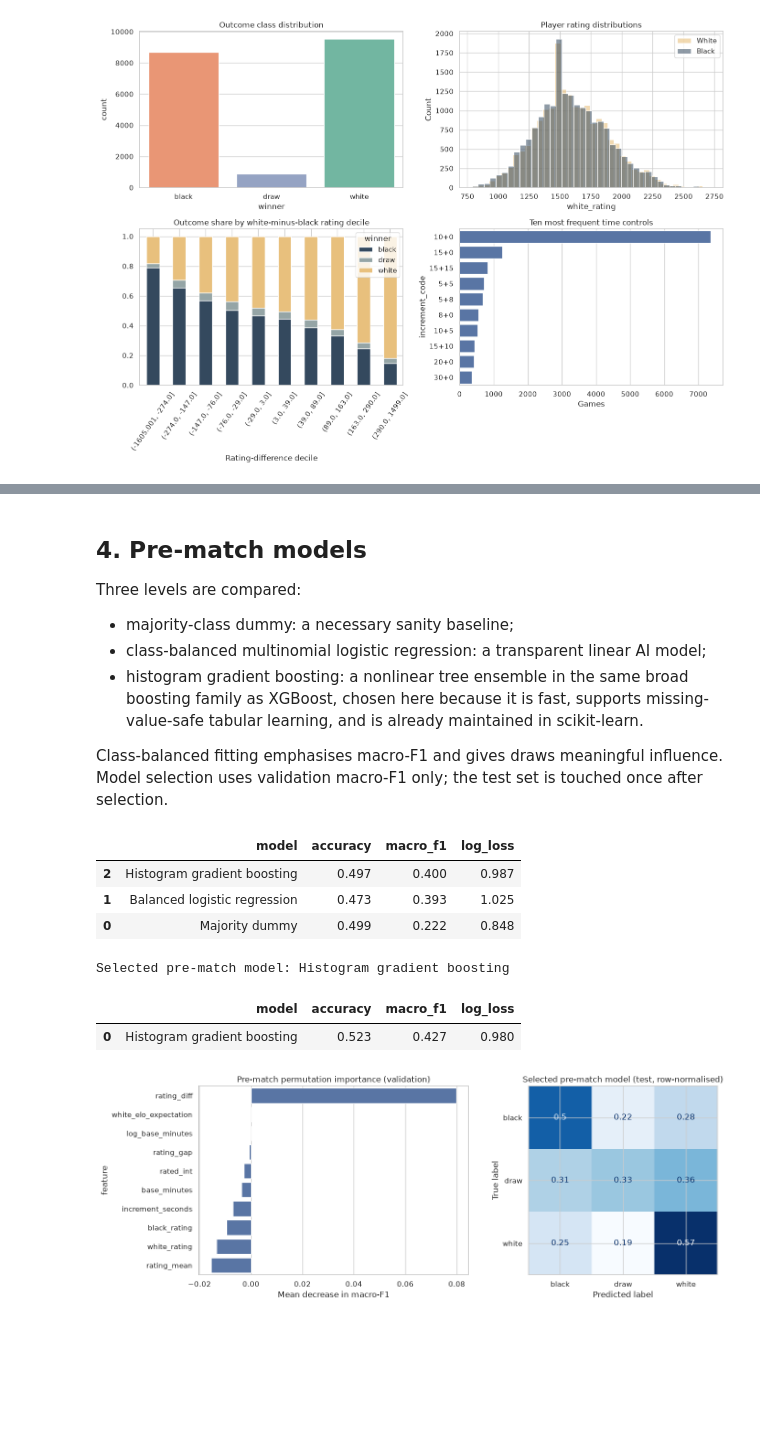
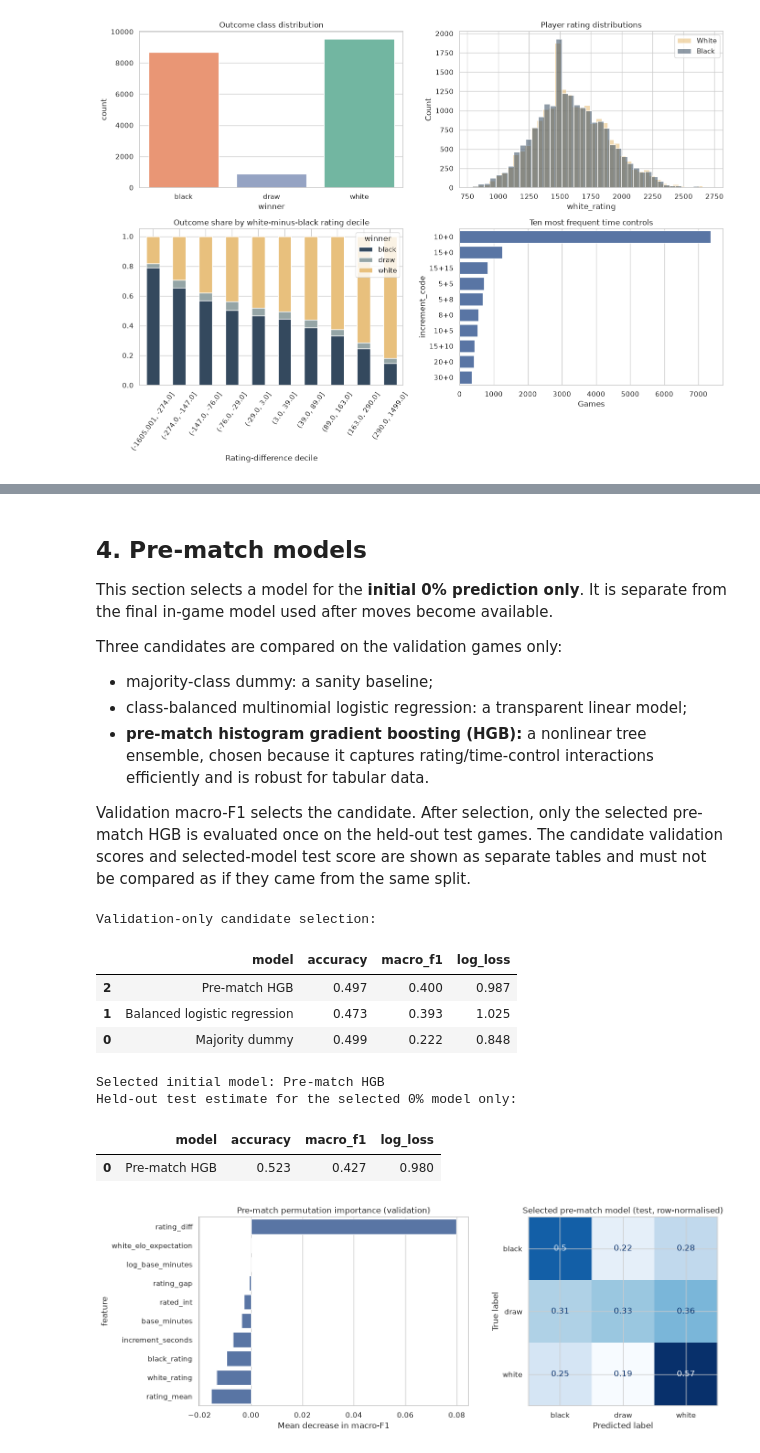
Before and after one commit to processor-zhong/Chess, a Jupyter notebook: CA6001_chess_outcome_prediction.ipynb, the cells around one changed output, grey strips where cells are left out. Saved outputs shown, nothing was run; the diff lists cells and outputs as text; code cells hidden in the pictures; blank space fills up the shorter version.

```diff
--- a/CA6001_chess_outcome_prediction.ipynb
+++ b/CA6001_chess_outcome_prediction.ipynb
@@ -363,13 +363,15 @@ display(
 # %% [markdown]
 ## 4. Pre-match models
 
-Three levels are compared:
+This section selects a model for the **initial 0% prediction only**. It is separate from the final in-game model used after moves become available.
 
-- majority-class dummy: a necessary sanity baseline;
-- class-balanced multinomial logistic regression: a transparent linear AI model;
-- histogram gradient boosting: a nonlinear tree ensemble in the same broad boosting family as XGBoost, chosen here because it is fast, supports missing-value-safe tabular learning, and is already maintained in scikit-learn.
+Three candidates are compared on the validation games only:
 
-Class-balanced fitting emphasises macro-F1 and gives draws meaningful influence. Model selection uses validation macro-F1 only; the test set is touched once after selection.
+- majority-class dummy: a sanity baseline;
+- class-balanced multinomial logistic regression: a transparent linear model;
+- **pre-match histogram gradient boosting (HGB):** a nonlinear tree ensemble, chosen because it captures rating/time-control interactions efficiently and is robust for tabular data.
+
+Validation macro-F1 selects the candidate. After selection, only the selected pre-match HGB is evaluated once on the held-out test games. The candidate validation scores and selected-model test score are shown as separate tables and must not be compared as if they came from the same split.
 # %%
 PREMATCH_FEATURES = [
     "white_rating", "black_rating", "rating_diff", "rating_mean", "rating_gap",
@@ -404,42 +406,46 @@ prematch_candidates = {
     "Balanced logistic regression": Pipeline([
         ("scale", StandardScaler()),
         ("model", LogisticRegression(max_iter=2_000, class_weight="balanced", random_state=SEED)),
     ]),
-    "Histogram gradient boosting": HistGradientBoostingClassifier(
+    "Pre-match HGB": HistGradientBoostingClassifier(
         learning_rate=0.07,
         max_iter=250,
         max_leaf_nodes=23,
         l2_regularization=1.0,
         early_stopping=True,
         random_state=SEED,
     ),
 }
 
 validation_rows = []
 for name, model in prematch_candidates.items():
-    if name == "Histogram gradient boosting":
+    if name == "Pre-match HGB":
         model.fit(X_train_pre, y_train, sample_weight=train_sample_weights)
     else:
         model.fit(X_train_pre, y_train)
     validation_rows.append(metric_row(name, y_val, model.predict_proba(X_val_pre)))
 
 prematch_validation = pd.DataFrame(validation_rows).sort_values("macro_f1", ascending=False)
+print("Validation-only candidate selection:")
 display(prematch_validation.style.format({"accuracy": "{:.3f}", "macro_f1": "{:.3f}", "log_loss": "{:.3f}"}))
 
 best_prematch_name = prematch_validation.iloc[0]["model"]
 best_prematch = prematch_candidates[best_prematch_name]
 prematch_test_proba = best_prematch.predict_proba(X_test_pre)
 prematch_test_metrics = pd.DataFrame([metric_row(best_prematch_name, y_test, prematch_test_proba)])
-print(f"Selected pre-match model: {best_prematch_name}")
+print(f"Selected initial model: {best_prematch_name}")
+print("Held-out test estimate for the selected 0% model only:")
 display(prematch_test_metrics.style.format({"accuracy": "{:.3f}", "macro_f1": "{:.3f}", "log_loss": "{:.3f}"}))
 # %% [output]
+Validation-only candidate selection:
 |  | model | accuracy | macro_f1 | log_loss |
-| 2 | Histogram gradient boosting | 0.497 | 0.400 | 0.987 |
+| 2 | Pre-match HGB | 0.497 | 0.400 | 0.987 |
 | 1 | Balanced logistic regression | 0.473 | 0.393 | 1.025 |
 | 0 | Majority dummy | 0.499 | 0.222 | 0.848 |
-Selected pre-match model: Histogram gradient boosting
+Selected initial model: Pre-match HGB
+Held-out test estimate for the selected 0% model only:
 |  | model | accuracy | macro_f1 | log_loss |
-| 0 | Histogram gradient boosting | 0.523 | 0.427 | 0.980 |
+| 0 | Pre-match HGB | 0.523 | 0.427 | 0.980 |
 # %%
 importance = permutation_importance(
     best_prematch,
```
Also changed, not shown: parts of 9 cells of this notebook, 6 other files.
